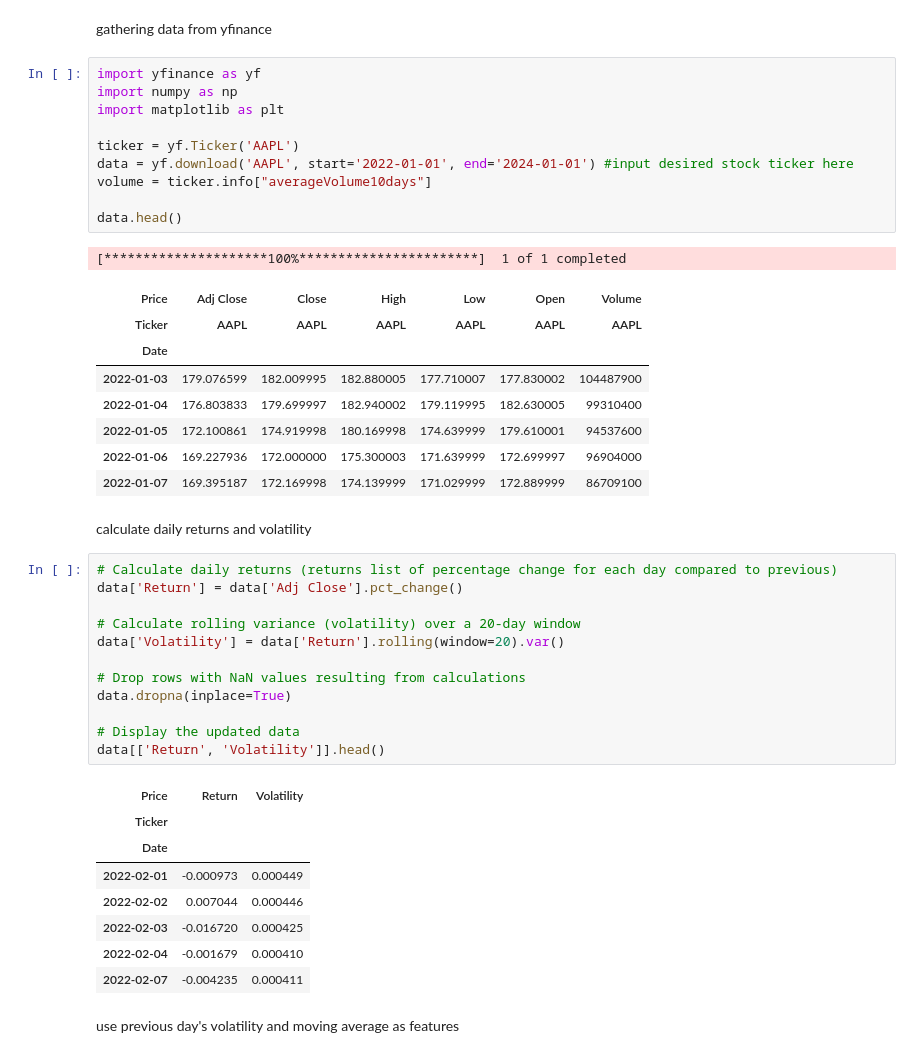
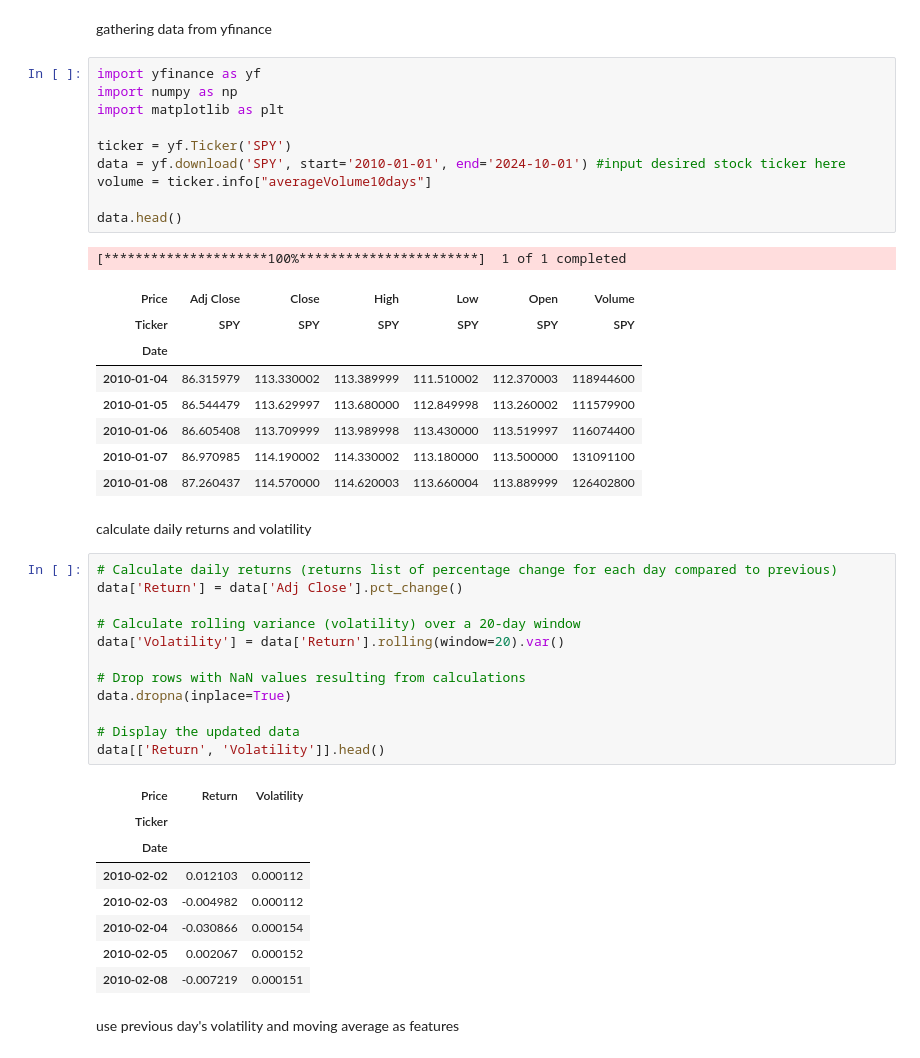
Before and after one commit to rein-m/SCGQR, a Jupyter notebook: nelsonvarianceMLmodel.ipynb, the cells around one changed output. Cells and saved outputs as stored; diff of their text form.

```diff
--- a/nelsonvarianceMLmodel.ipynb
+++ b/nelsonvarianceMLmodel.ipynb
@@ -5,23 +5,23 @@ gathering data from yfinance
 # %%
 import yfinance as yf
 import numpy as np
 import matplotlib as plt
 
-ticker = yf.Ticker('AAPL')
-data = yf.download('AAPL', start='2022-01-01', end='2024-01-01') #input desired stock ticker here
+ticker = yf.Ticker('SPY')
+data = yf.download('SPY', start='2010-01-01', end='2024-10-01') #input desired stock ticker here
 volume = ticker.info["averageVolume10days"]
 
 data.head()
 # %% [output]
 [*********************100%***********************]  1 of 1 completed
 | Price | Adj Close | Close | High | Low | Open | Volume |
-| Ticker | AAPL | AAPL | AAPL | AAPL | AAPL | AAPL |
+| Ticker | SPY | SPY | SPY | SPY | SPY | SPY |
 | Date |  |  |  |  |  |  |
-| 2022-01-03 | 179.076599 | 182.009995 | 182.880005 | 177.710007 | 177.830002 | 104487900 |
-| 2022-01-04 | 176.803833 | 179.699997 | 182.940002 | 179.119995 | 182.630005 | 99310400 |
-| 2022-01-05 | 172.100861 | 174.919998 | 180.169998 | 174.639999 | 179.610001 | 94537600 |
-| 2022-01-06 | 169.227936 | 172.000000 | 175.300003 | 171.639999 | 172.699997 | 96904000 |
-| 2022-01-07 | 169.395187 | 172.169998 | 174.139999 | 171.029999 | 172.889999 | 86709100 |
+| 2010-01-04 | 86.315979 | 113.330002 | 113.389999 | 111.510002 | 112.370003 | 118944600 |
+| 2010-01-05 | 86.544479 | 113.629997 | 113.680000 | 112.849998 | 113.260002 | 111579900 |
+| 2010-01-06 | 86.605408 | 113.709999 | 113.989998 | 113.430000 | 113.519997 | 116074400 |
+| 2010-01-07 | 86.970985 | 114.190002 | 114.330002 | 113.180000 | 113.500000 | 131091100 |
+| 2010-01-08 | 87.260437 | 114.570000 | 114.620003 | 113.660004 | 113.889999 | 126402800 |
 # %% [markdown]
 </h2>calculate daily returns and volatility</h2>
 # %%
@@ -40,11 +40,11 @@ data[['Return', 'Volatility']].head()
 | Price | Return | Volatility |
 | Ticker |  |  |
 | Date |  |  |
-| 2022-02-01 | -0.000973 | 0.000449 |
-| 2022-02-02 | 0.007044 | 0.000446 |
-| 2022-02-03 | -0.016720 | 0.000425 |
-| 2022-02-04 | -0.001679 | 0.000410 |
-| 2022-02-07 | -0.004235 | 0.000411 |
+| 2010-02-02 | 0.012103 | 0.000112 |
+| 2010-02-03 | -0.004982 | 0.000112 |
+| 2010-02-04 | -0.030866 | 0.000154 |
+| 2010-02-05 | 0.002067 | 0.000152 |
+| 2010-02-08 | -0.007219 | 0.000151 |
 # %% [markdown]
 use previous day's volatility and moving average as features
 # %%
```
Also changed, not shown: parts of 2 cells of this notebook.
